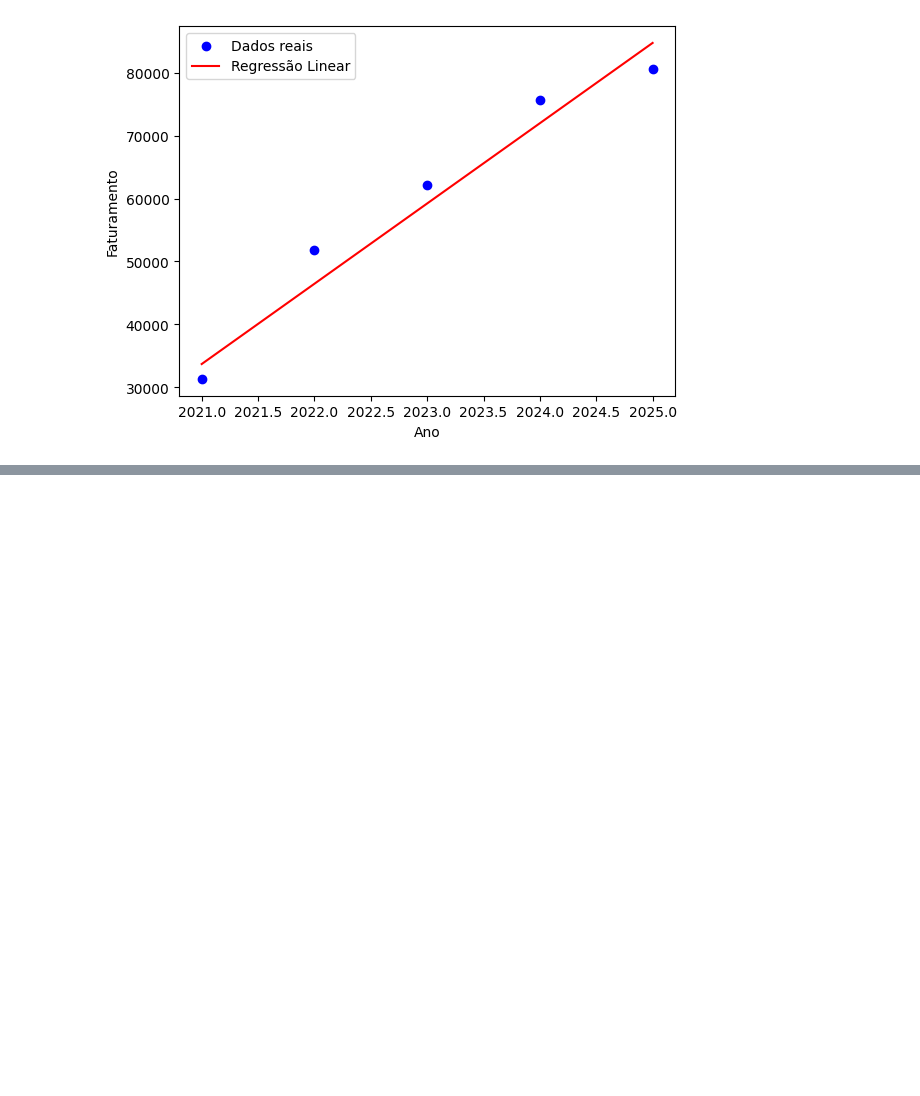
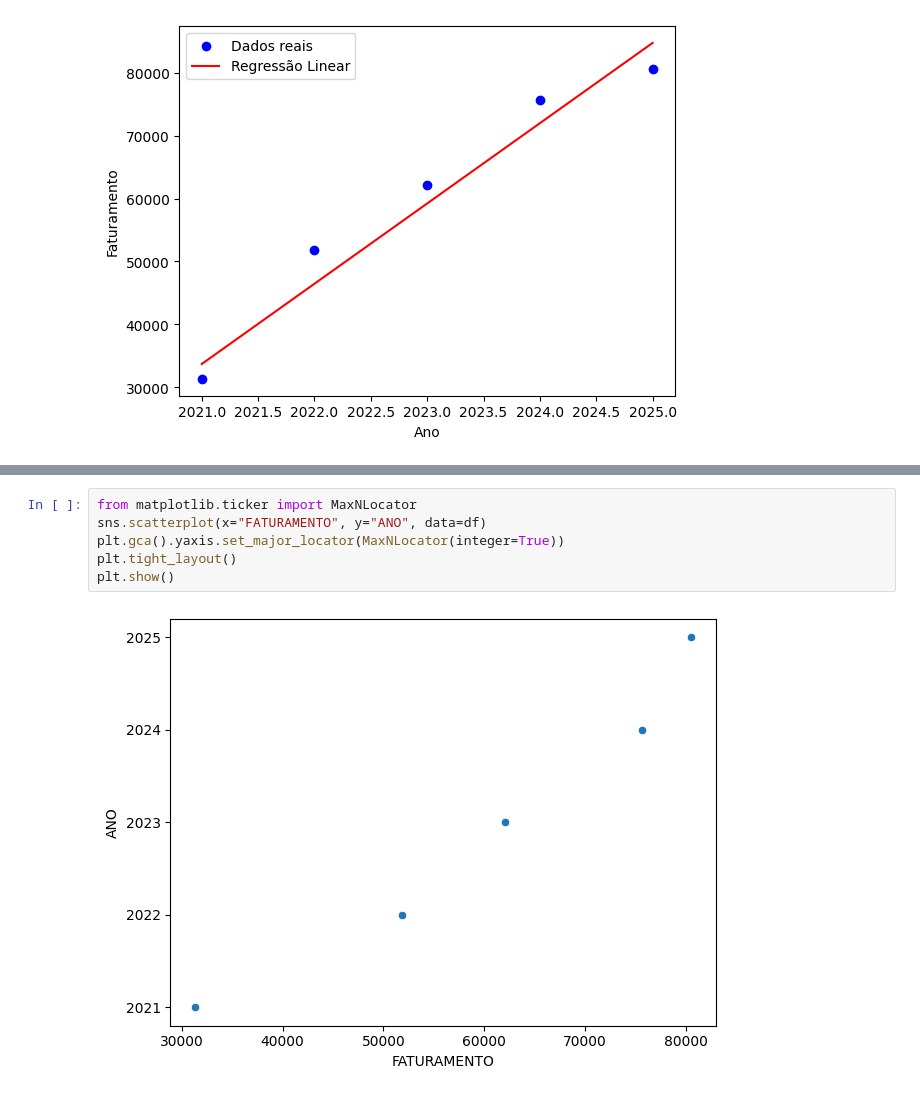
Before and after one commit to eldercamposds/TreinamentoModelosDeRegressao, a Jupyter notebook: previsão_faturamento.ipynb, the cells around one changed output, grey strips where cells are left out. Cells and saved outputs as stored; diff of their text form; blank space fills up the shorter version.

```diff
--- a/previsão_faturamento.ipynb
+++ b/previsão_faturamento.ipynb
@@ -102,0 +125,8 @@ plt.show()
+# %%
+from matplotlib.ticker import MaxNLocator
+sns.scatterplot(x="FATURAMENTO", y="ANO", data=df)
+plt.gca().yaxis.set_major_locator(MaxNLocator(integer=True))
+plt.tight_layout()
+plt.show()
+# %% [output]
+[figure, added]
```
Also changed, not shown: parts of 13 cells of this notebook.
